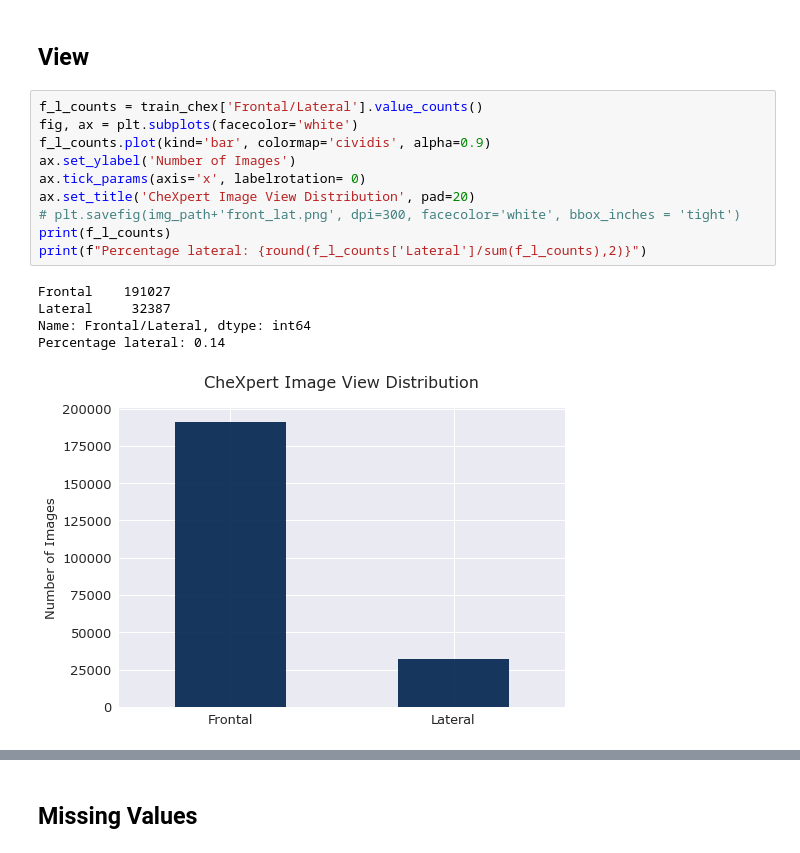
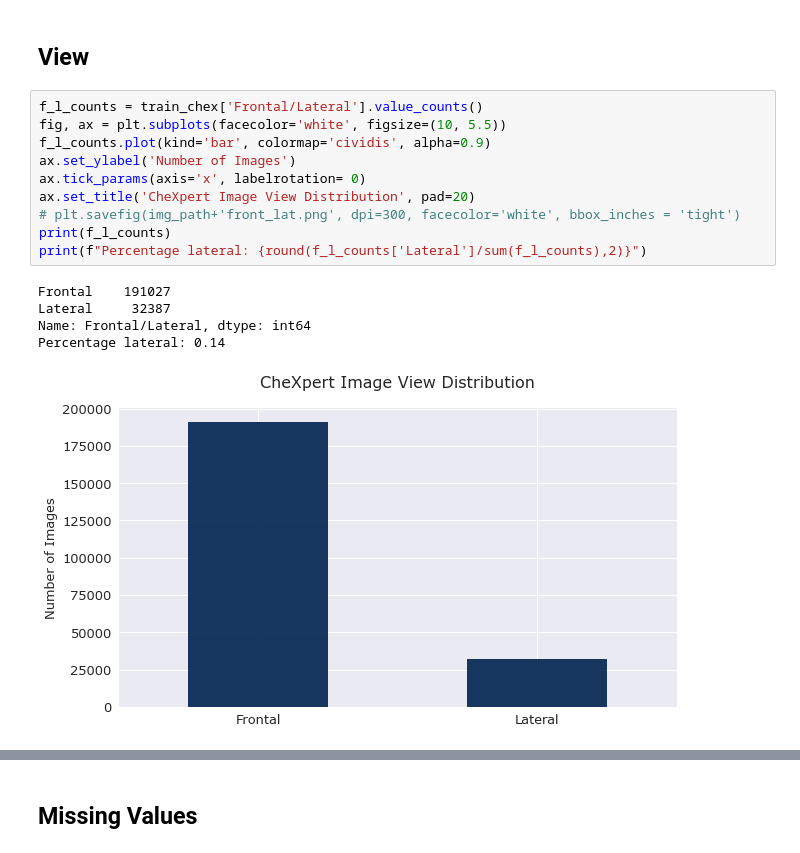
Before and after one commit to linev8k/cxr-fl-privacy, a Jupyter notebook: chexpert_data.ipynb, the cells around one changed output, grey strips where cells are left out. Cells and saved outputs as stored; diff of their text form.

Commit message:
Change figsize to (10,5.5)

```diff
--- a/chexpert_data.ipynb
+++ b/chexpert_data.ipynb
@@ -46,19 +46,19 @@ cmap(0.2)
 ## View
 # %%
 f_l_counts = train_chex['Frontal/Lateral'].value_counts()
-fig, ax = plt.subplots(facecolor='white')
+fig, ax = plt.subplots(facecolor='white', figsize=(10, 5.5))
 f_l_counts.plot(kind='bar', colormap='cividis', alpha=0.9)
 ax.set_ylabel('Number of Images')
 ax.tick_params(axis='x', labelrotation= 0)
 ax.set_title('CheXpert Image View Distribution', pad=20)
 # plt.savefig(img_path+'front_lat.png', dpi=300, facecolor='white', bbox_inches = 'tight')
 print(f_l_counts)
 print(f"Percentage lateral: {round(f_l_counts['Lateral']/sum(f_l_counts),2)}")
 # %% [output]
 Frontal    191027
 Lateral     32387
 Name: Frontal/Lateral, dtype: int64
 Percentage lateral: 0.14
-[figure, old version]
+[figure, new version]
 # %%
 a_p = train_chex['AP/PA'].value_counts()
```
Also changed, not shown: parts of 1 cell of this notebook.
